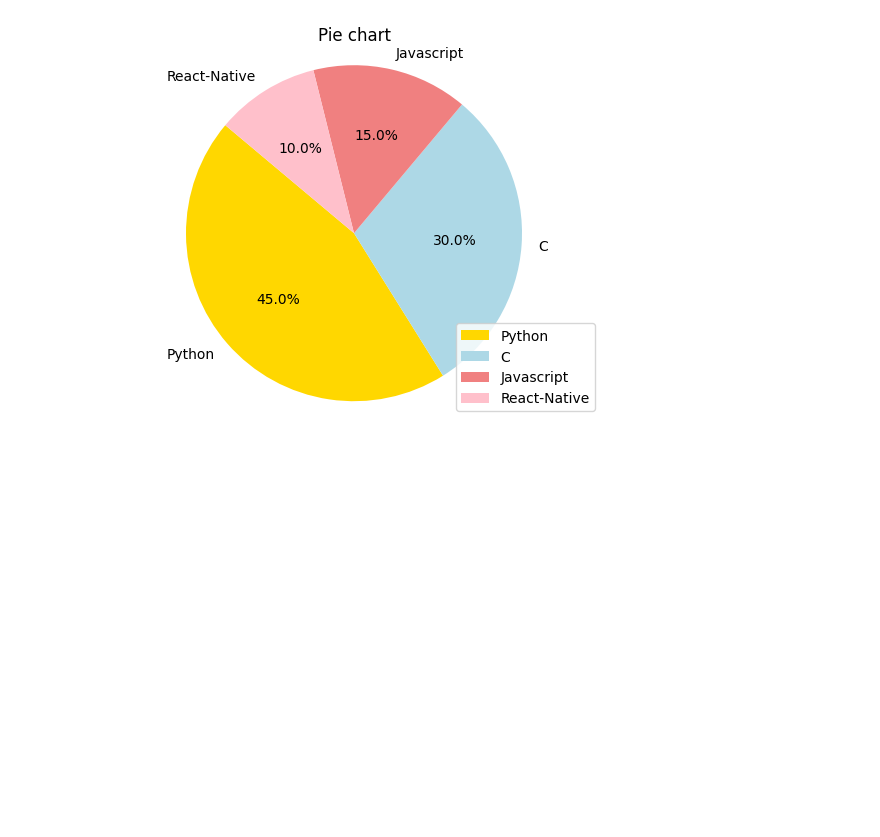
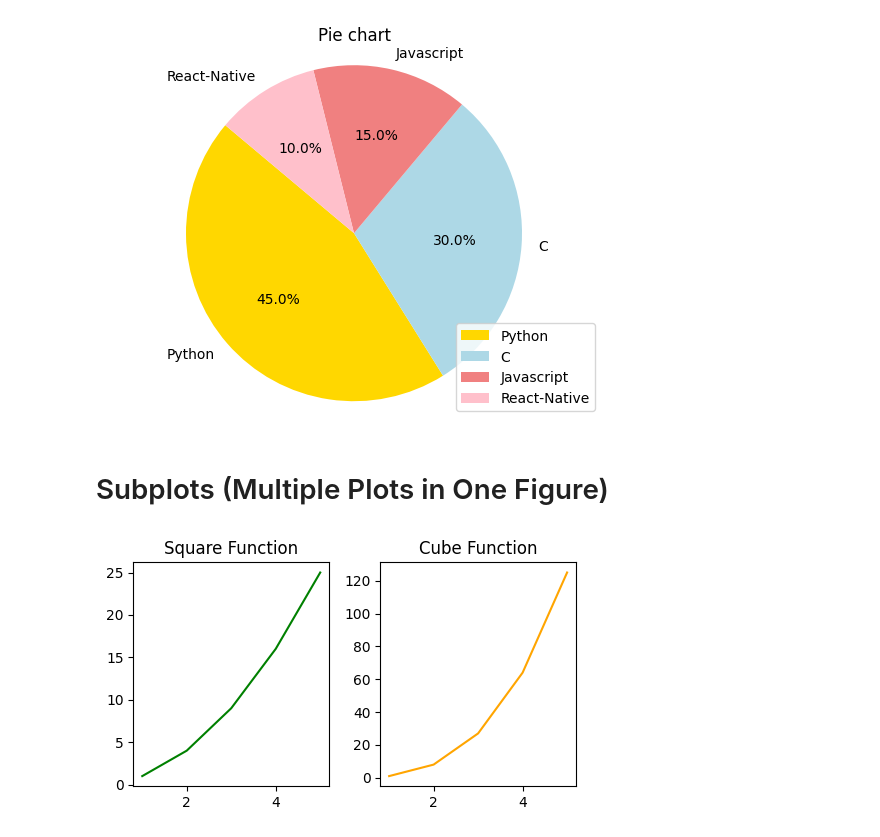
Before and after one commit to R123gh/Data-visualization-, a Jupyter notebook: 1_Datavisualization.ipynb, the cells around one changed output. Saved outputs shown, nothing was run; the diff lists cells and outputs as text; code cells hidden in the pictures; blank space fills up the shorter version.

```diff
--- a/1_Datavisualization.ipynb
+++ b/1_Datavisualization.ipynb
@@ -92,3 +92,22 @@ plt.legend(loc='lower right')
 plt.show()
 # %% [output]
 [figure]
+# %% [markdown]
+#  Subplots (Multiple Plots in One Figure)
+# %%
+x = [1, 2, 3, 4, 5]
+y1 = [i**2 for i in x]
+y2 = [i**3 for i in x]
+plt.figure(figsize=(5, 3))
+plt.subplot(1, 2, 1)
+plt.plot(x, y1, color='green')
+plt.title('Square Function')
+
+plt.subplot(1, 2, 2)
+plt.plot(x, y2, color='orange')
+plt.title('Cube Function')
+
+plt.tight_layout()
+plt.show()
+# %% [output]
+[figure, added]
```
Also changed, not shown: parts of 5 cells of this notebook.
